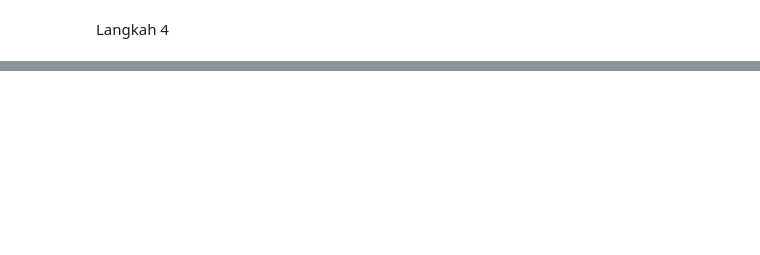
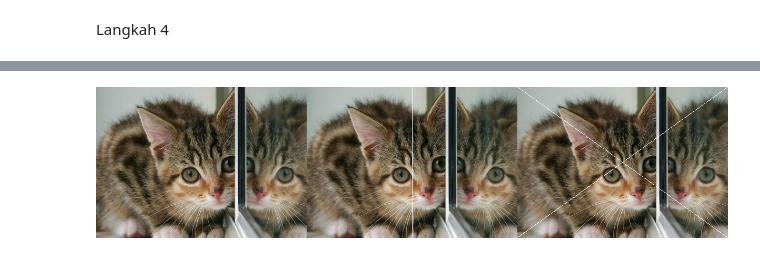
Before and after one commit to RizqiRHuda/PVCK_Semester5, a Jupyter notebook: Week1.ipynb, the cells around one changed output, grey strips where cells are left out. Saved outputs shown, nothing was run; the diff lists cells and outputs as text; code cells hidden in the pictures; blank space fills up the shorter version.

```diff
--- a/Week1.ipynb
+++ b/Week1.ipynb
@@ -44,0 +111,36 @@ cv2_imshow(final_frame)
+# %%
+import numpy as np
+import pandas as pd
+import cv2 as cv
+from google.colab.patches import cv2_imshow
+from skimage import io
+from skimage import transform
+from PIL import Image
+import matplotlib.pylab as plt
+
+urls = ["https://iiif.lib.ncsu.edu/iiif/0052574/full/800,/0/default.jpg","https://iiif.lib.ncsu.edu/iiif/0016007/full/800,/0/default.jpg","https://placekitten.com/800/571"]
+
+for url in urls:
+  image = io.imread(url)
+  image = cv.resize(image,(0,0), fx=0.5, fy=0.5)
+  image_2 = cv.cvtColor(image, cv.COLOR_BGR2RGB)
+  final_frame = cv.hconcat((image, image_2))
+  cv2_imshow(final_frame)
+  print('\n')
+# %%
+# 2. Buat garis vertikal dan garis menyilang diagonal pada image keluaran
+image_2 = cv.cvtColor(image, cv.COLOR_BGR2RGB)
+image_3 = cv.cvtColor(image, cv.COLOR_BGR2RGB)
+image_4 = cv.cvtColor(image, cv.COLOR_BGR2RGB)
+
+for y in range (tinggi):
+  image_3[y, int((lebar)/2)] = [255,255,255]
+
+for y in range (lebar):
+  image_4[int((tinggi/lebar*y)),y] = [255,255,255]
+  image_4[int((tinggi/lebar*y)),(lebar-1-y)] = [255,255,255]
+
+final_frame = cv.hconcat((image_2, image_3, image_4))
+cv2_imshow(final_frame)
+# %% [output]
+[figure, added]
```
Also changed, not shown: parts of 11 cells of this notebook.
